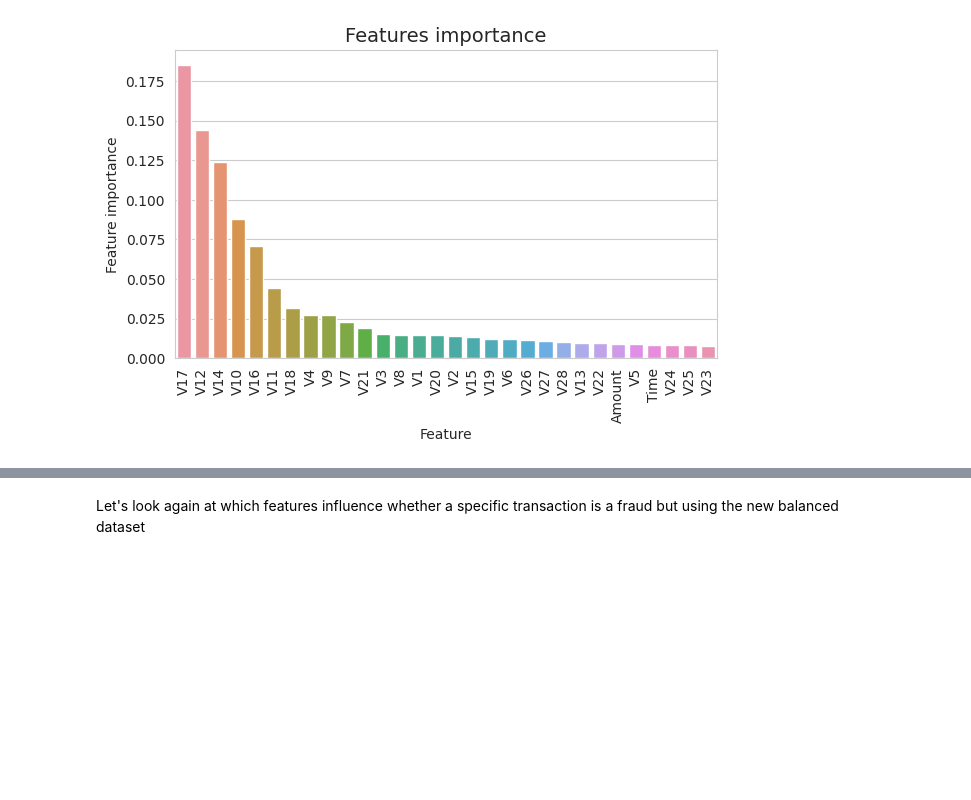
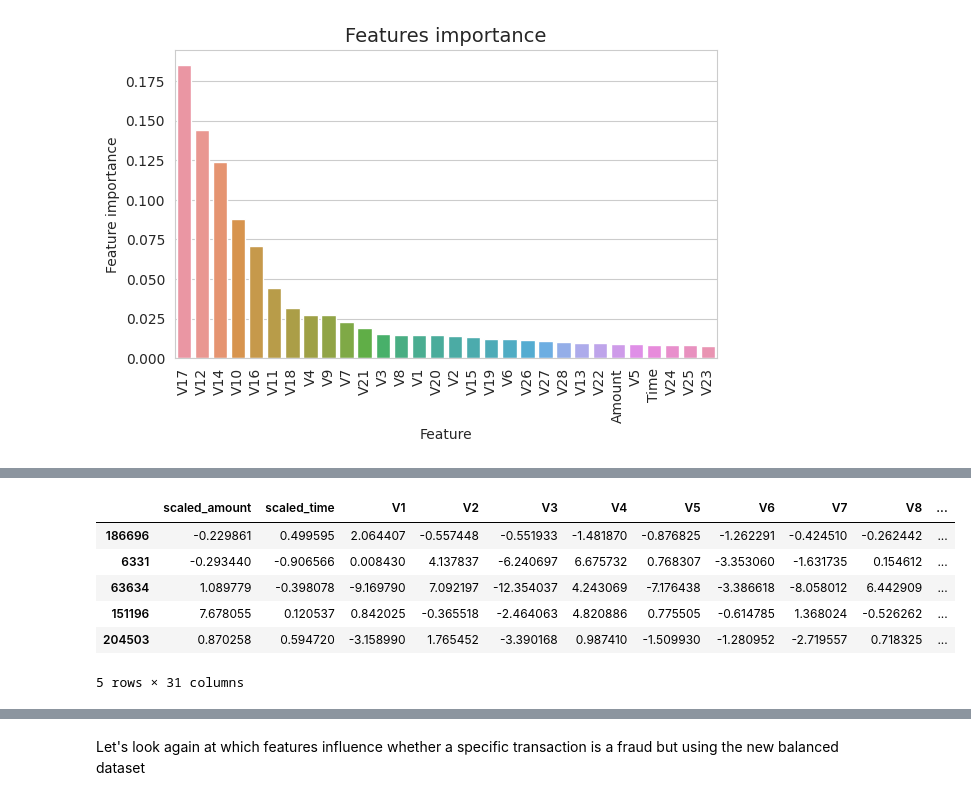
Before and after one commit to JonCrook/icl-ml-portfolio, a Jupyter notebook: Fraud_Detection.ipynb, the cells around one changed output, grey strips where cells are left out. Saved outputs shown, nothing was run; the diff lists cells and outputs as text; code cells hidden in the pictures; blank space fills up the shorter version.

```diff
--- a/Fraud_Detection.ipynb
+++ b/Fraud_Detection.ipynb
@@ -544,0 +613,19 @@ new_df.head()
+# %%
+# RobustScaler is less prone to outliers.
+rob_scaler = RobustScaler()
+
+df_original['scaled_amount'] = rob_scaler.fit_transform(df_original['Amount'].values.reshape(-1,1))
+df_original['scaled_time'] = rob_scaler.fit_transform(df_original['Time'].values.reshape(-1,1))
+
+# Drop old columns
+df_original.drop(['Time','Amount'], axis=1, inplace=True)
+
+# Move to front of dataset
+scaled_amount = df_original['scaled_amount']
+scaled_time = df_original['scaled_time']
+
+df_original.drop(['scaled_amount', 'scaled_time'], axis=1, inplace=True)
+df_original.insert(0, 'scaled_amount', scaled_amount)
+df_original.insert(1, 'scaled_time', scaled_time)
+
+df_original.head()
@@ -544,0 +643,7 @@ new_df.head()
+# %%
+df = df_original.copy()
+train_df, test_df = train_test_split(df, test_size=0.2, random_state=42, stratify=df['Class'], shuffle=True)
+print(train_df.shape)
+print(test_df.shape)
+# check ratio of fraud vs genunie class counts
+print(test_df['Class'].value_counts()/len(test_df))
@@ -545,3 +663,26 @@ new_df.head()
+# %%
+# Use undersampling to create a dataset with a 50/50 split of fraud vs non-fraud cases
+
+# first shuffle the df
+df = train_df.sample(frac=1, random_state=random_state)
+
+fraud_df = df.loc[df['Class'] == 1]
+genuine_df = df.loc[df['Class'] == 0][:len(fraud_df)]
+
+normal_distributed_df = pd.concat([fraud_df, genuine_df])
+
+# Shuffle the new df
+new_df = normal_distributed_df.sample(frac=1, random_state=42)
+
+new_df.head()
+# %% [output]
+|  | scaled_amount | scaled_time | V1 | V2 | V3 | V4 | V5 | V6 | V7 | V8 | ... |
+| 186696 | -0.229861 | 0.499595 | 2.064407 | -0.557448 | -0.551933 | -1.481870 | -0.876825 | -1.262291 | -0.424510 | -0.262442 | ... |
+| 6331 | -0.293440 | -0.906566 | 0.008430 | 4.137837 | -6.240697 | 6.675732 | 0.768307 | -3.353060 | -1.631735 | 0.154612 | ... |
+| 63634 | 1.089779 | -0.398078 | -9.169790 | 7.092197 | -12.354037 | 4.243069 | -7.176438 | -3.386618 | -8.058012 | 6.442909 | ... |
+| 151196 | 7.678055 | 0.120537 | 0.842025 | -0.365518 | -2.464063 | 4.820886 | 0.775505 | -0.614785 | 1.368024 | -0.526262 | ... |
+| 204503 | 0.870258 | 0.594720 | -3.158990 | 1.765452 | -3.390168 | 0.987410 | -1.509930 | -1.280952 | -2.719557 | 0.718325 | ... |
+5 rows × 31 columns
 # %%
 print(new_df.shape)
 # check ratio of fraud vs genunie class counts
```
Also changed, not shown: parts of 143 cells of this notebook.
